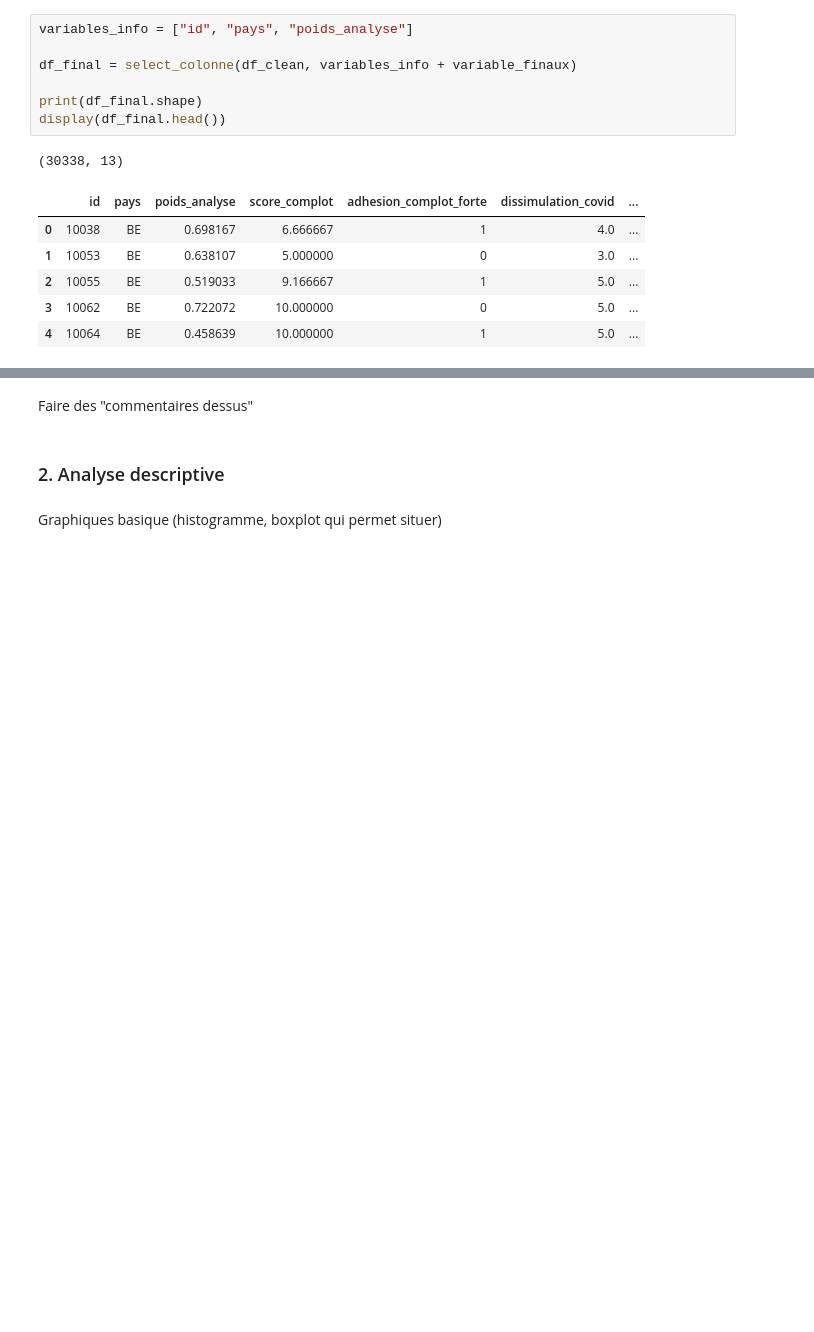
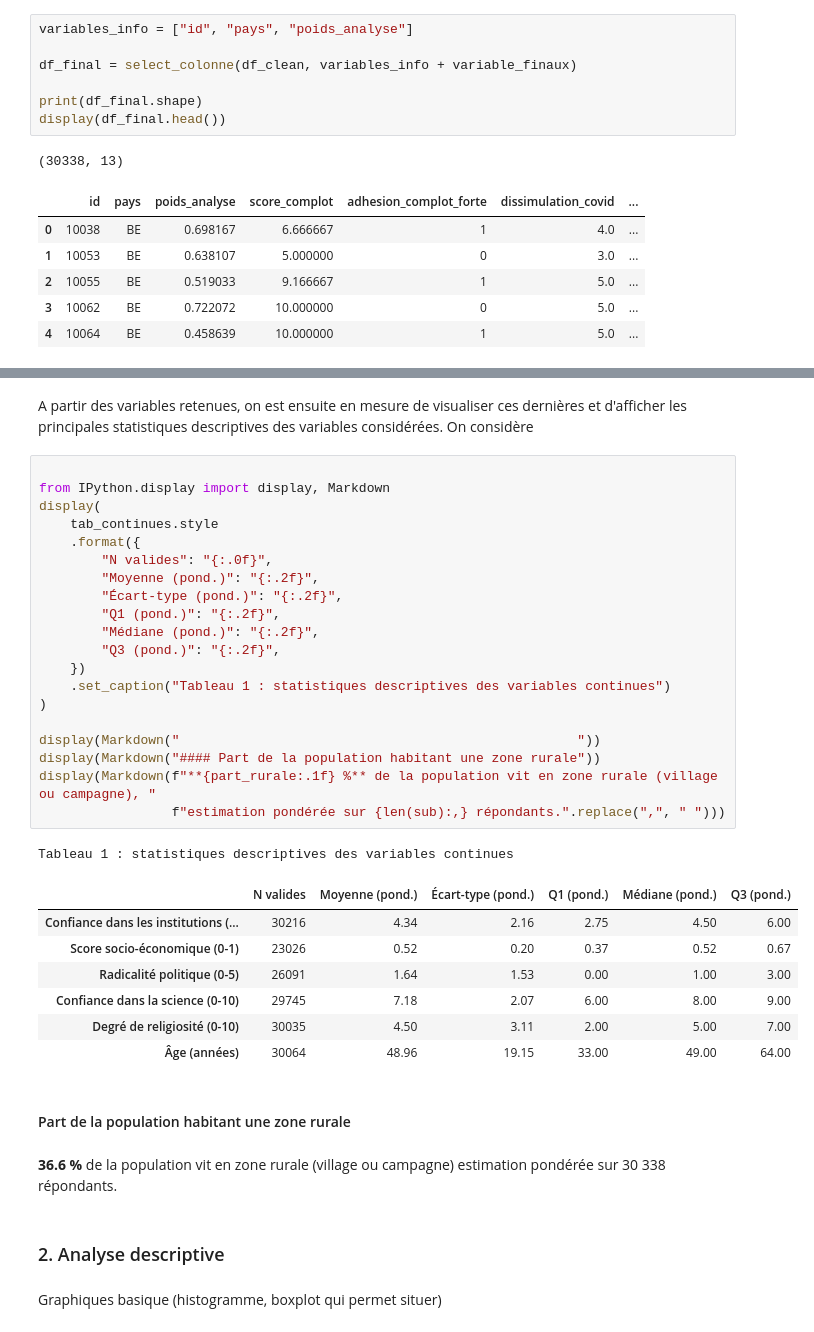
Before and after one commit to leila333/pythonds_2026, a Jupyter notebook: rapport_final.ipynb, the cells around one changed output, grey strips where cells are left out. Drawn from its saved outputs; the diff is of its cells as text; blank space fills up the shorter version.

Commit message:
premières statistiques descriptives pour variables explicatives

```diff
--- a/rapport_final.ipynb
+++ b/rapport_final.ipynb
@@ -333,5 +398,36 @@ Cette partie consiste en l'analyse et la visualsation de notre jeu de données f
 # %% [markdown]
-Faire des "commentaires dessus"
+A partir des variables retenues, on est ensuite en mesure de visualiser ces dernières et d'afficher les principales statistiques descriptives des variables considérées. On considère
+# %%
+
+from IPython.display import display, Markdown
+display(
+    tab_continues.style
+    .format({
+        "N valides": "{:.0f}",
+        "Moyenne (pond.)": "{:.2f}",
+        "Écart-type (pond.)": "{:.2f}",
+        "Q1 (pond.)": "{:.2f}",
+        "Médiane (pond.)": "{:.2f}",
+        "Q3 (pond.)": "{:.2f}",
+    })
+    .set_caption("Tableau 1 : statistiques descriptives des variables continues")
+)
+
+display(Markdown("                                                   "))
+display(Markdown("#### Part de la population habitant une zone rurale"))
+display(Markdown(f"**{part_rurale:.1f} %** de la population vit en zone rurale (village ou campagne), "
+                 f"estimation pondérée sur {len(sub):,} répondants.".replace(",", " ")))
+# %% [output]
+Tableau 1 : statistiques descriptives des variables continues
+|  | N valides | Moyenne (pond.) | Écart-type (pond.) | Q1 (pond.) | Médiane (pond.) | Q3 (pond.) |
+| Confiance dans les institutions (... | 30216 | 4.34 | 2.16 | 2.75 | 4.50 | 6.00 |
+| Score socio-économique (0-1) | 23026 | 0.52 | 0.20 | 0.37 | 0.52 | 0.67 |
+| Radicalité politique (0-5) | 26091 | 1.64 | 1.53 | 0.00 | 1.00 | 3.00 |
+| Confiance dans la science (0-10) | 29745 | 7.18 | 2.07 | 6.00 | 8.00 | 9.00 |
+| Degré de religiosité (0-10) | 30035 | 4.50 | 3.11 | 2.00 | 5.00 | 7.00 |
+| Âge (années) | 30064 | 48.96 | 19.15 | 33.00 | 49.00 | 64.00 |
+#### Part de la population habitant une zone rurale
+**36.6 %** de la population vit en zone rurale (village ou campagne)  estimation pondérée sur 30 338 répondants.
 # %% [markdown]
 ### 2. Analyse descriptive
 # %% [markdown]
```
Also changed, not shown: parts of 2 cells of this notebook.
